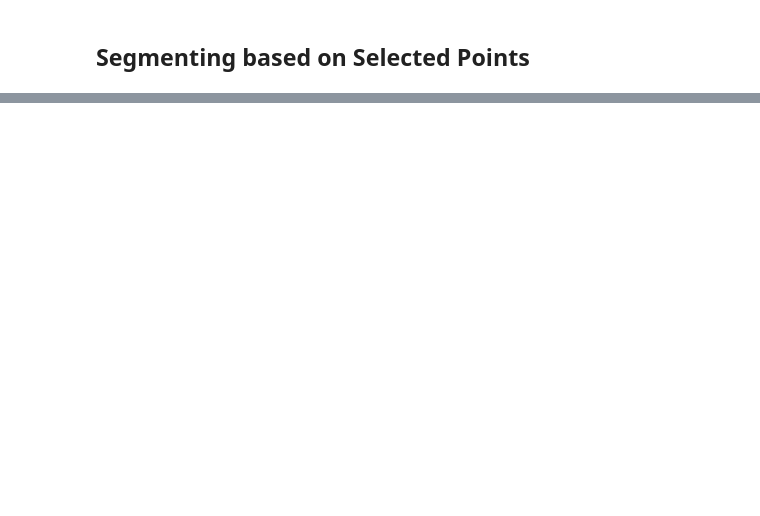
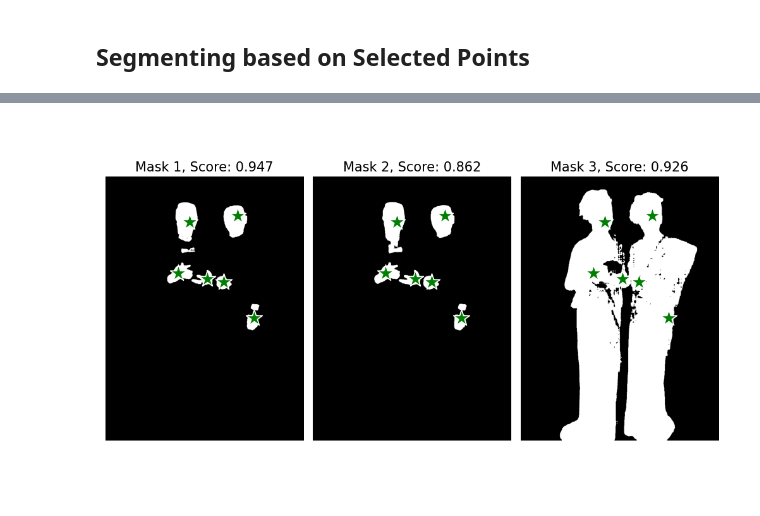
Before and after one commit to Jeon0001/ImageSynthPipeline, a Jupyter notebook: meta_sam_predictor.ipynb, the cells around one changed output, grey strips where cells are left out. Cells and saved outputs as stored; diff of their text form; code cells hidden in the pictures; blank space fills up the shorter version.

```diff
--- a/meta_sam_predictor.ipynb
+++ b/meta_sam_predictor.ipynb
@@ -76,11 +76,10 @@ def show_mask(mask, ax, random_color=False, display=False):
         color = np.concatenate([np.random.random(3), np.array([0.6])], axis=0)
     else:
         # color to inpaint (white)
-        # color = np.array([255, 255, 255])
-        color = np.array([0, 0, 0])
+        color = np.array([255, 255, 255])
 
     # color to keep intact (black)
-    background_color = np.array([255, 255, 255])
+    background_color = np.array([0, 0, 0])
     h, w = mask.shape[-2:]
 
     # Reshape the mask to have the same number of color channels
@@ -290,8 +359,8 @@ No face detected in inle.png.
 
 Run either option 1 (automatic) or option 2 (manual) to select faces.
 # %%
-image_path = '/content/images/input_images/chan-myanmar.jpeg'
-image = Image.open(image_path)  # Replace with your image path
+image_path = 'images/input_images/Myanmar_clothes_12.jpg'
+image = Image.open(image_path)
 # %% [markdown]
 ### [Option 1] Automatic Face Detection
 # %% [markdown]
@@ -365,17 +432,80 @@ image = cv2.imread(image_path)
 image = cv2.cvtColor(image, cv2.COLOR_BGR2RGB)
 predictor.set_image(image)
 
-masks, scores, logits = predictor.predict(
-    point_coords=input_point,
-    point_labels=input_label,
-    multimask_output=True,
-)
 
-for i, (mask, score) in enumerate(zip(masks, scores)):
-    plt.figure(figsize=(10,10))
-    plt.imshow(image)
-    show_mask(mask, plt.gca())
-    show_points(input_point, input_label, plt.gca())
-    plt.title(f"Mask {i+1}, Score: {score:.3f}", fontsize=18)
-    plt.axis('off')
-    plt.show()
+counter, logits, preferred_mask_index, preferred_masks = 0, None, 0, None
+
+while True:
+  ### Generate masks  ###
+  print(f"===================Round {counter+1}===================")
+  print(f"Generating masks....")
+  if counter == 0:
+    masks, scores, logits = predictor.predict(
+        point_coords=input_point,
+        point_labels=input_label,
+        multimask_output=True,
+    )
+  else:
+    mask_input = logits[preferred_mask_index, :, :]  # Choose the model's best mask
+
+    masks, scores, logits = predictor.predict(
+        point_coords=input_point,
+        point_labels=input_label,
+        mask_input=mask_input[None, :, :],
+        multimask_output=True,
+    )
+
+  ### Plot masks ###
+  fig, axes = plt.subplots(1, len(masks), figsize=(10, 6))  # Create subplots for side-by-side display
+  for i, (mask, score) in enumerate(zip(masks, scores)):
+      ax = axes[i]  # Select the appropriate subplot
+      ax.imshow(image)  # Display the original image
+      show_mask(mask, ax)  # Overlay the mask
+      show_points(input_point, input_label, ax)  # Overlay the points
+      ax.set_title(f"Mask {i+1}, Score: {score:.3f}", fontsize=15)  # Add a title
+      ax.axis('off')  # Turn off the axes
+
+  plt.tight_layout()  # Adjust layout to prevent overlap
+  plt.show()
+
+  ### Request user input ###
+  mask_preference = int(input(f"Which mask do you like best? (1/2/3): "))
+  assert mask_preference in range(3), "Select either mask 1 [index 0], mask 2 [index 1], or mask3 [index 2]"
+
+  preferred_mask_index = mask_preference - 1
+
+  continue_preference = input("Do you want to iterate another round? (y/n): ").lower()
+  assert continue_preference in ['y', 'n'], "Select either 'y' or 'n'"
+
+  if continue_preference == 'n':
+    print(f"Mask {preferred_mask_index+1} at round {counter+1} is selected!")
+    preferred_masks = masks[preferred_mask_index, :, :]
+    break
+  elif continue_preference == 'y':
+    counter += 1
+    continue
+
+### Show the selected final mask
+print("The following figure shows the final mask selected.")
+plt.figure(figsize=(8,6), clear=True)
+plt.imshow(image)
+show_mask(preferred_masks, plt.gca())
+plt.axis('off')
+
+### Save the mask
+image_file_name = os.path.splitext(os.path.basename(image_path))[0] + "_mask.png"
+
+# Create a bytes buffer to save the plot
+buf = io.BytesIO()
+plt.savefig(buf, format='png', bbox_inches='tight')
+buf.seek(0)
+
+# Apply blur kernel to improve inpainting quality
+blur = GaussianBlur(11,20)
+blurred_mask = blur(Image.open(buf))
+
+# save and show
+blurred_mask.save(f'images/masks/{image_file_name}')
+print(f"The mask saved to images/masks/{image_file_name}")
+plt.show()
+# %% [output]
@@ -381,0 +514 @@ for i, (mask, score) in enumerate(zip(masks, scores)):
+[figure, added]
```
Also changed, not shown: parts of 19 cells of this notebook.
